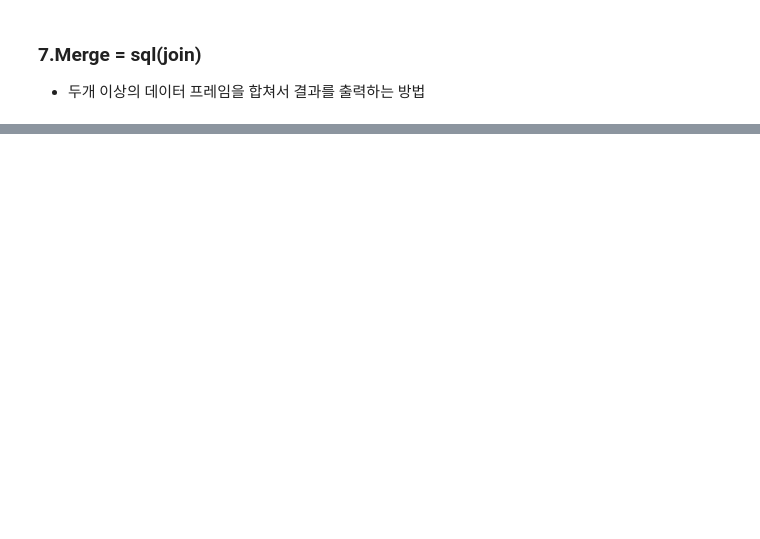
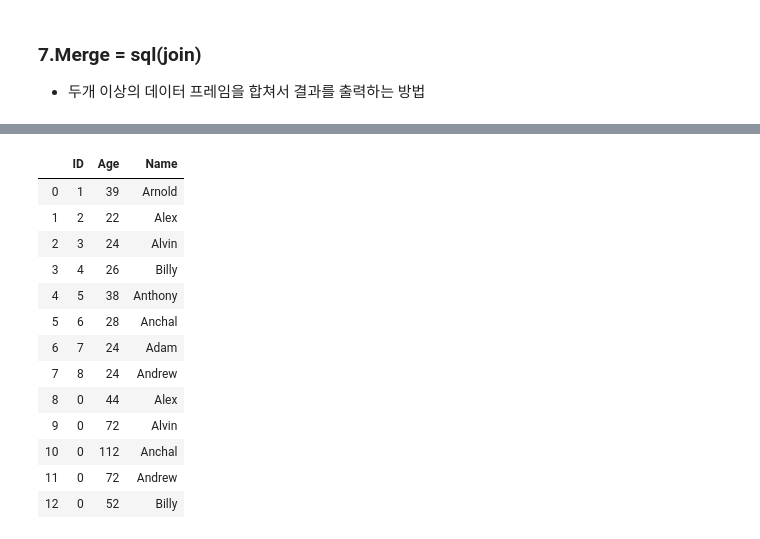
Before and after one commit to wjstkdgns93/study_data, a Jupyter notebook: study_ipython/code/02numpy/02.pandes.ipynb, the cells around one changed output, grey strips where cells are left out. Saved outputs shown, nothing was run; the diff lists cells and outputs as text; code cells hidden in the pictures; blank space fills up the shorter version.

```diff
--- a/study_ipython/code/02numpy/02.pandes.ipynb
+++ b/study_ipython/code/02numpy/02.pandes.ipynb
@@ -426,0 +637,18 @@ df.describe()
+# %%
+result["ID"]= result["ID"].astype("int")
+result
+# %% [output]
+|  | ID | Age | Name |
+| 0 | 1 | 39 | Arnold |
+| 1 | 2 | 22 | Alex |
+| 2 | 3 | 24 | Alvin |
+| 3 | 4 | 26 | Billy |
+| 4 | 5 | 38 | Anthony |
+| 5 | 6 | 28 | Anchal |
+| 6 | 7 | 24 | Adam |
+| 7 | 8 | 24 | Andrew |
+| 8 | 0 | 44 | Alex |
+| 9 | 0 | 72 | Alvin |
+| 10 | 0 | 112 | Anchal |
+| 11 | 0 | 72 | Andrew |
+| 12 | 0 | 52 | Billy |
```
Also changed, not shown: parts of 36 cells of this notebook, 3 other files.
